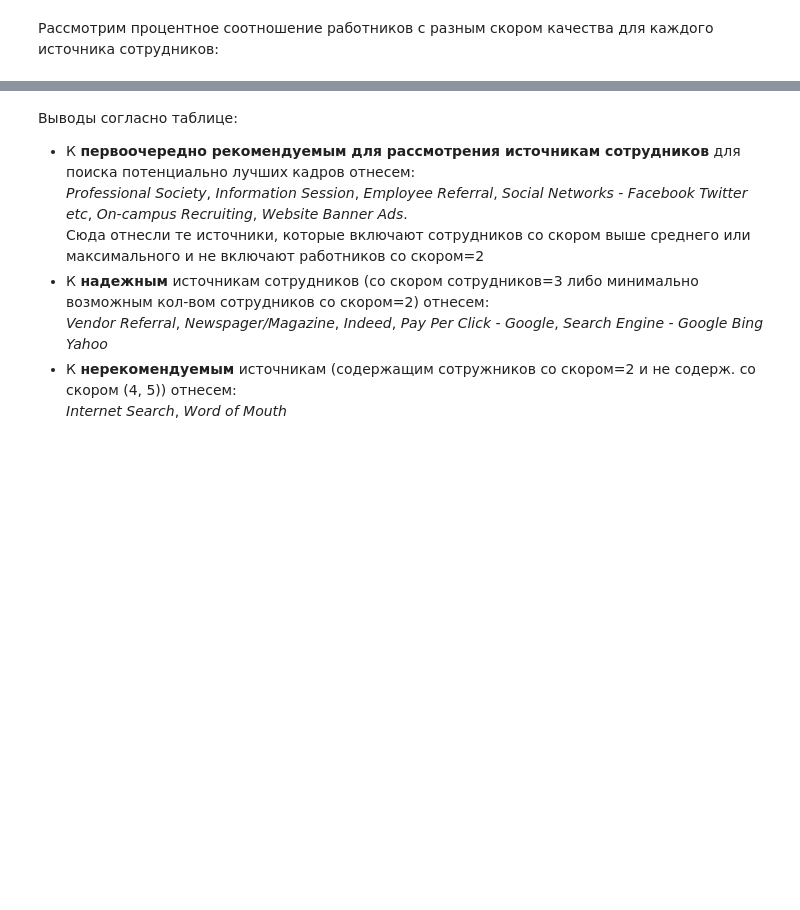
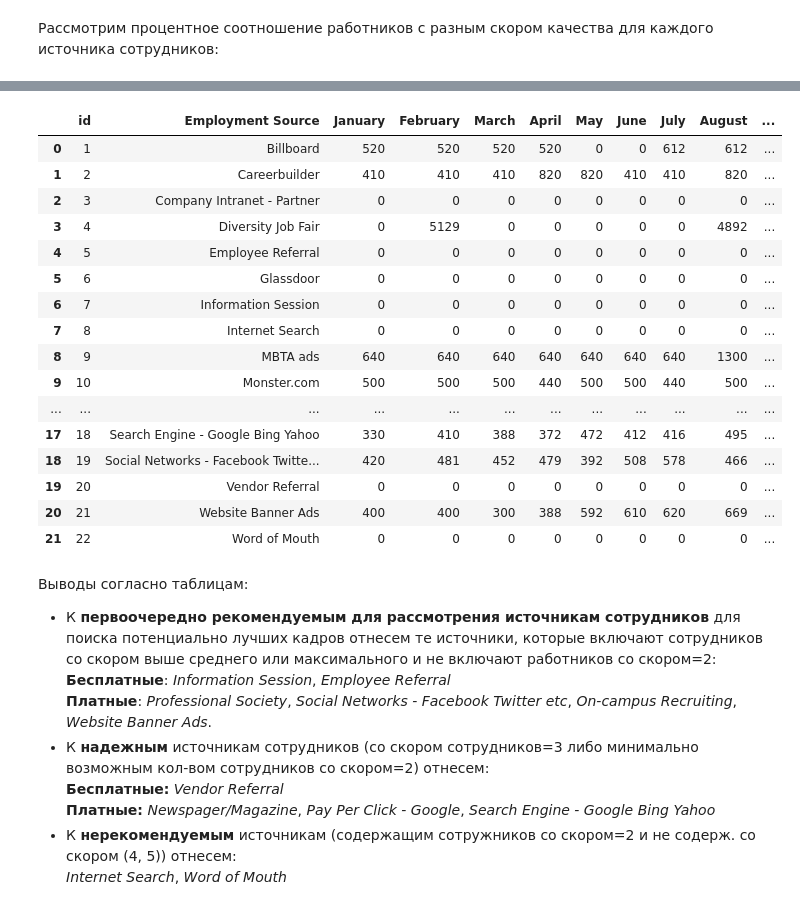
Before and after one commit to AnnaMedved/Online-school-conversion-analysis, a Jupyter notebook: Coursework_analytics_2_p1.ipynb, the cells around one changed output, grey strips where cells are left out. Cells and saved outputs as stored; diff of their text form; code cells hidden in the pictures; blank space fills up the shorter version.

```diff
--- a/Coursework_analytics_2.ipynb
+++ b/Coursework_analytics_2_p1.ipynb
@@ -603,12 +583,33 @@ pd.read_sql(source_query, connected)
 | 20 | Indeed | 8 | 0.000000 | 0.000000 | ... |
 | 21 | On-line Web application | 1 | 0.000000 | 0.000000 | ... |
 | 22 | Company Intranet - Partner | 1 | 0.000000 | 0.000000 | ... |
+# %%
+dfs[2] # Информация о стоимости наймов из разных источников
+# %% [output]
+|  | id | Employment Source | January | February | March | April | May | June | July | August | ... |
+| 0 | 1 | Billboard | 520 | 520 | 520 | 520 | 0 | 0 | 612 | 612 | ... |
+| 1 | 2 | Careerbuilder | 410 | 410 | 410 | 820 | 820 | 410 | 410 | 820 | ... |
+| 2 | 3 | Company Intranet - Partner | 0 | 0 | 0 | 0 | 0 | 0 | 0 | 0 | ... |
+| 3 | 4 | Diversity Job Fair | 0 | 5129 | 0 | 0 | 0 | 0 | 0 | 4892 | ... |
+| 4 | 5 | Employee Referral | 0 | 0 | 0 | 0 | 0 | 0 | 0 | 0 | ... |
+| 5 | 6 | Glassdoor | 0 | 0 | 0 | 0 | 0 | 0 | 0 | 0 | ... |
+| 6 | 7 | Information Session | 0 | 0 | 0 | 0 | 0 | 0 | 0 | 0 | ... |
+| 7 | 8 | Internet Search | 0 | 0 | 0 | 0 | 0 | 0 | 0 | 0 | ... |
+| 8 | 9 | MBTA ads | 640 | 640 | 640 | 640 | 640 | 640 | 640 | 1300 | ... |
+| 9 | 10 | Monster.com | 500 | 500 | 500 | 440 | 500 | 500 | 440 | 500 | ... |
+| ... | ... | ... | ... | ... | ... | ... | ... | ... | ... | ... | ... |
+| 17 | 18 | Search Engine - Google Bing Yahoo | 330 | 410 | 388 | 372 | 472 | 412 | 416 | 495 | ... |
+| 18 | 19 | Social Networks - Facebook Twitte... | 420 | 481 | 452 | 479 | 392 | 508 | 578 | 466 | ... |
+| 19 | 20 | Vendor Referral | 0 | 0 | 0 | 0 | 0 | 0 | 0 | 0 | ... |
+| 20 | 21 | Website Banner Ads | 400 | 400 | 300 | 388 | 592 | 610 | 620 | 669 | ... |
+| 21 | 22 | Word of Mouth | 0 | 0 | 0 | 0 | 0 | 0 | 0 | 0 | ... |
 # %% [markdown]
-Выводы согласно таблице:
-* К **первоочередно рекомендуемым для рассмотрения источникам сотрудников** для поиска потенциально лучших кадров отнесем:
-*Professional Society*, *Information Session*, *Employee Referral*, *Social Networks - Facebook Twitter etc*, *On-campus Recruiting*, *Website Banner Ads*.
-Сюда отнесли те источники, которые включают сотрудников со скором выше среднего или максимального и не включают работников со скором=2
+Выводы согласно таблицам:
+* К **первоочередно рекомендуемым для рассмотрения источникам сотрудников** для поиска потенциально лучших кадров отнесем те источники, которые включают сотрудников со скором выше среднего или максимального и не включают работников со скором=2:
+**Бесплатные**: *Information Session*, *Employee Referral*
+**Платные**: *Professional Society*, *Social Networks - Facebook Twitter etc*, *On-campus Recruiting*, *Website Banner Ads*.
 * К **надежным** источникам сотрудников (со скором сотрудников=3 либо минимально возможным кол-вом сотрудников со скором=2) отнесем:
-*Vendor Referral*, *Newspager/Magazine*, *Indeed*, *Pay Per Click - Google*, *Search Engine - Google Bing Yahoo*
+**Бесплатные:** *Vendor Referral*
+**Платные:** *Newspager/Magazine*, *Pay Per Click - Google*, *Search Engine - Google Bing Yahoo*
 * К **нерекомендуемым** источникам (содержащим сотружников со скором=2 и не содерж. со скором (4, 5)) отнесем:
 *Internet Search*, *Word of Mouth*
```
Also changed, not shown: parts of 7 cells of this notebook, 1 other file.
